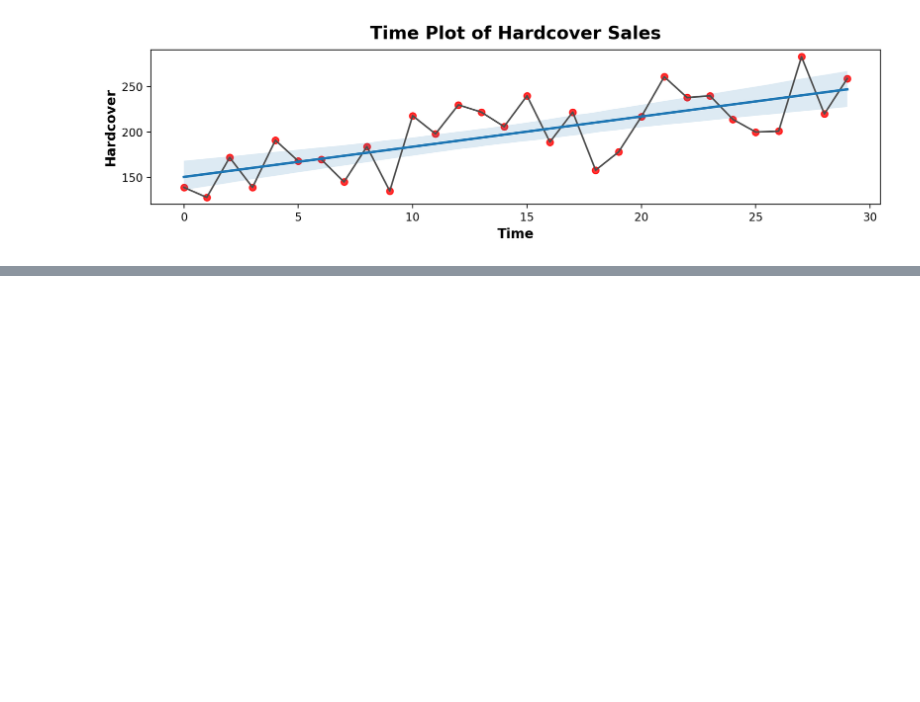
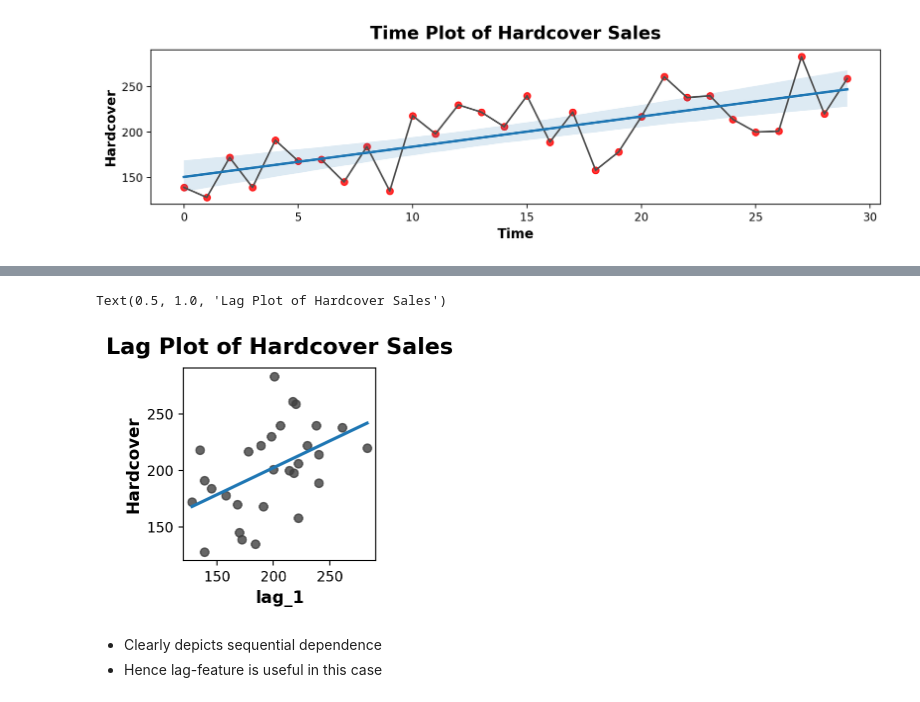
Before and after one commit to pb319/Time_Trekking, a Jupyter notebook: Lesson1/practice.ipynb, the cells around one changed output, grey strips where cells are left out. Cells and saved outputs as stored; diff of their text form; code cells hidden in the pictures; blank space fills up the shorter version.

```diff
--- a/Lesson1/practice.ipynb
+++ b/Lesson1/practice.ipynb
@@ -58,0 +57,5 @@ Text(0.5, 1.0, 'Time Plot of Hardcover Sales')
+# %%
+#Lag-Feature (Shift as if they occurred later in time)
+df["lag_1"] = df["Hardcover"].shift(1)
+df= df.reindex(columns=["Hardcover","lag_1"])
+df.head()
@@ -58,0 +70,12 @@ Text(0.5, 1.0, 'Time Plot of Hardcover Sales')
+# %%
+#Lag_Plot (Plotting observation along with their corresponding lag_feature)
+fig, ax = plt.subplots()
+ax = sns.regplot(x='lag_1', y='Hardcover', data=df, ci=None, scatter_kws=dict(color='0.25'))
+ax.set_aspect('equal')
+ax.set_title('Lag Plot of Hardcover Sales')
+# %% [output]
+Text(0.5, 1.0, 'Lag Plot of Hardcover Sales')
+[figure, added]
+# %% [markdown]
+- Clearly depicts sequential dependence
+- Hence lag-feature is useful in this case
```
Also changed, not shown: parts of 2 cells of this notebook.
